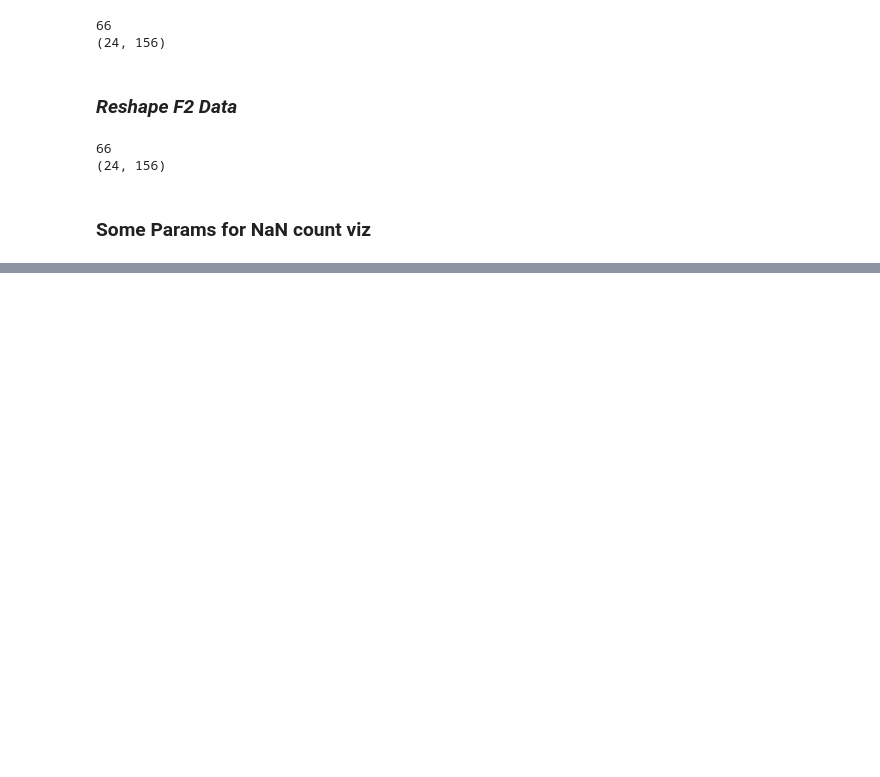
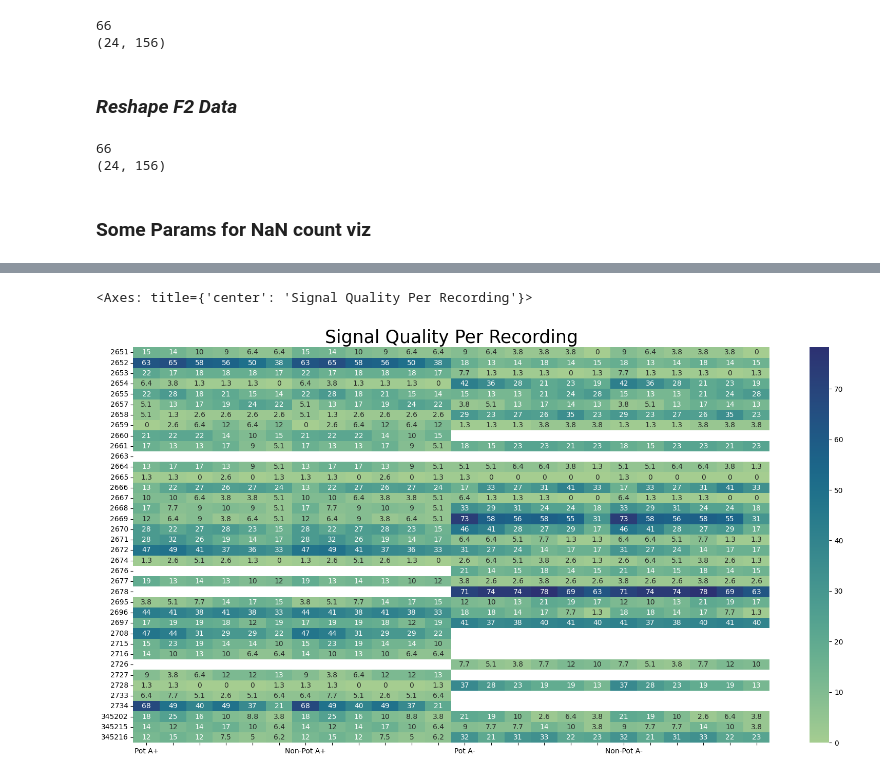
Before and after one commit to PatriciaNL/SSRP_Analysis, a Jupyter notebook: NaN_ExclusionCriteria.ipynb, the cells around one changed output, grey strips where cells are left out. Saved outputs shown, nothing was run; the diff lists cells and outputs as text; code cells hidden in the pictures; blank space fills up the shorter version.

```diff
--- a/NaN_ExclusionCriteria.ipynb
+++ b/NaN_ExclusionCriteria.ipynb
@@ -267,0 +311,8 @@ for h in range(4):
+# %%
+fig,axs = plt.subplots(figsize = (20,10))
+
+axs.set_title(f'Signal Quality Per Recording',fontsize = 25)
+sns.heatmap(All_NaN_MatData, annot=True, cmap='crest', cbar=True, yticklabels = AllSubject_IDs,xticklabels=c_labels) # bwr'
+# %% [output]
+<Axes: title={'center': 'Signal Quality Per Recording'}>
+[figure, added]
```
Also changed, not shown: parts of 11 cells of this notebook.
